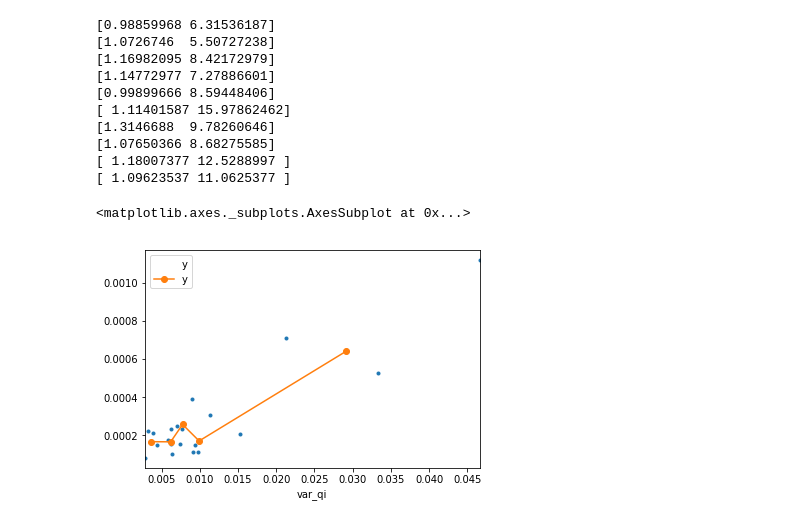
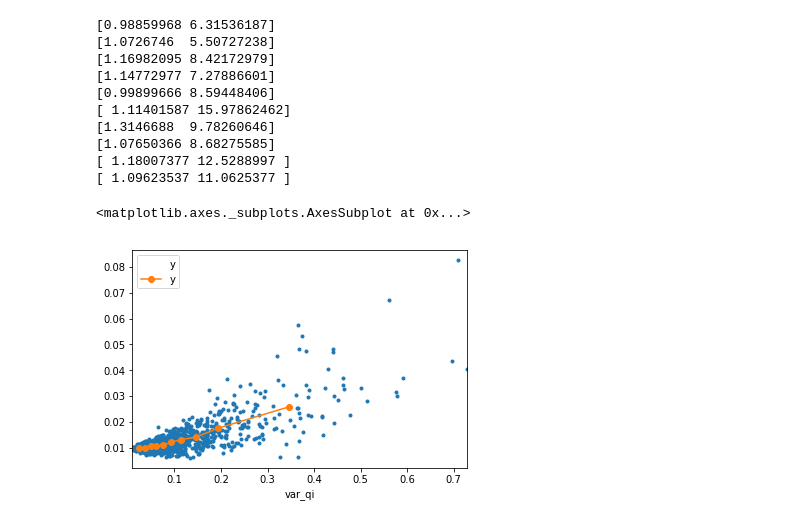
Before and after one commit to matuteiglesias/French_exports_bkp, a Jupyter notebook: code/notebooks/Partial dependence of agg_var on q_var.ipynb, the cells around one changed output. Cells and saved outputs as stored; diff of their text form; code cells hidden in the pictures.

Commit message:
Added user created data

```diff
--- a/code/notebooks/Partial dependence of agg_var on q_var.ipynb
+++ b/code/notebooks/Partial dependence of agg_var on q_var.ipynb
@@ -62,3 +62,8 @@ df = pd.read_csv('./../../data/processed/exp_var_norm_1s_s0.3.csv').set_index(['
+# %%
+## Import
+df = pd.read_csv('./../../data/processed/exp_var_lapl_1s_s0.3.csv').set_index(['Q', 'q', 'i']).sort_index()
+# df = pd.read_csv('./../../data/processed/exp_var_norm_1s_s0.3.csv').set_index(['Q', 'q', 'i']).sort_index()
+# df = pd.read_csv('./../../data/processed/exp_var_sbtn_1s_s0.3.csv').set_index(['Q', 'q', 'i']).sort_index()
 # %%
 # Median blocks.
 df['dev_median'] = df.groupby(level=[0,1]).apply(lambda x: abs(x - x.median()))['var_qi']#.plot(marker = '.')
@@ -71,7 +76,7 @@ warnings.filterwarnings('ignore')
 
 # access blocks from the df.
 
-Q_ = 10
+Q_ = 25 #10, 15
 df_Q = df.loc[Q_]
 df_mp_Q = df_median_pool.loc[Q_]
 df_xy_list = []
@@ -135,13 +152,3 @@ plt.yscale('log')
 # For all the variables, get the x y's.
 # fit poly, get coefficients, store.
 # option to plot.
-# %%
-for q in range(Q_):
-    df_xy_q = df_xy.loc[df_xy.q == q]
-
-    z = np.polyfit(df_xy_q.var_qi, df_xy_q.y, 1)
-    print(z)
-
-plt.plot(df_xy_q.var_qi, df_xy_q.y, '.', alpha = .2)
-plt.xlabel('var_q')
-plt.ylabel('var_y')
@@ -158,0 +155,24 @@ plt.ylabel('var_y')
+# %%
+fits = []
+for q in range(Q_)[:10]:
+    df_xy_q = df_xy.loc[df_xy.q == q]
+    # points
+    x = df_xy_q.var_qi
+    y = df_xy_q.y
+    # fit
+    z = np.polyfit(x, y, 1)
+    fits += [z]
+fits = np.array(fits)
+
+fig, ax = plt.subplots(1)
+ax.plot(df_xy_q.var_qi, df_xy_q.y, '.', alpha = .2)
+bin_mean = df_xy_q.groupby(pd.qcut(df_xy_q.var_qi, 10)).mean()
+bin_mean.plot('var_qi', 'y', marker = 'o', ax = ax)
+#     ax.set_xlim(0, .1)
+#     ax.set_ylim(0.01, 0.03)
+ax.set_xlim(min(x), max(x))
+ax.set_ylim(min(y), max(y))
+ax.set_xlabel('var_q')
+ax.set_ylabel('var_y')
+plt.show()
+# Laplace
@@ -171,9 +246,9 @@ plt.ylabel('var_y')
 # %%
 fig, ax = plt.subplots(1)
 
 df_xy_q.plot('var_qi', 'y', marker = '.', lw = 0, ax = ax)
-bin_mean = df_xy_q.groupby(pd.qcut(df_xy_q.var_qi, 5)).mean()
+bin_mean = df_xy_q.groupby(pd.qcut(df_xy_q.var_qi, 10)).mean()
 bin_mean.plot('var_qi', 'y', marker = 'o', ax = ax)
 # %% [output]
 <matplotlib.axes._subplots.AxesSubplot at 0x...>
-[figure, old version]
+[figure, new version]
```
Also changed, not shown: parts of 22 cells of this notebook, 1 other file.
